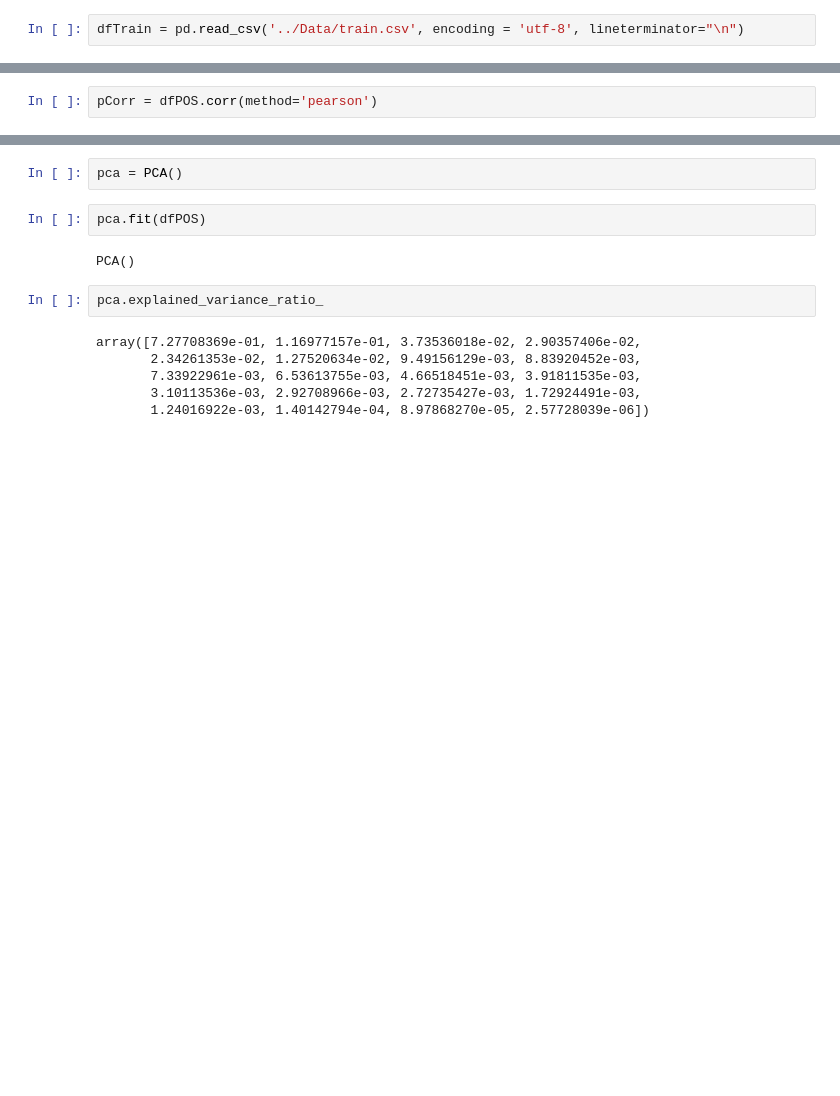
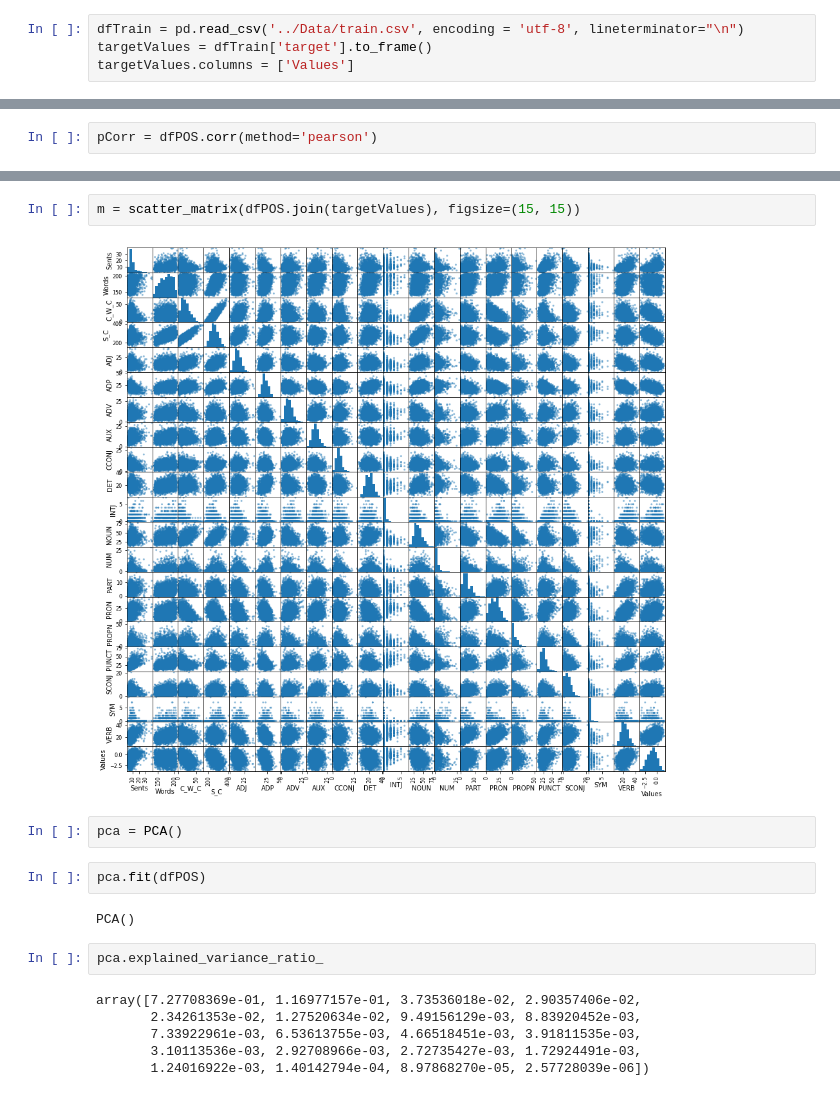
Before and after one commit to Raffi-Baldassini/Final-Year-Project, a Jupyter notebook: Code/Feature Analysis.ipynb, the cells around one changed output, grey strips where cells are left out. Drawn from its saved outputs; the diff is of its cells as text; blank space fills up the shorter version.

```diff
--- a/Code/Feature Analysis.ipynb
+++ b/Code/Feature Analysis.ipynb
@@ -23,6 +25,8 @@ import numpy as np
 import matplotlib.pyplot as plt
 # %%
 dfTrain = pd.read_csv('../Data/train.csv', encoding = 'utf-8', lineterminator="\n")
+targetValues = dfTrain['target'].to_frame()
+targetValues.columns = ['Values']
 # %%
 dfPOS = pd.read_csv('../Data/POS_Columns.csv', encoding = 'utf-8', lineterminator="\n")
 # %%
@@ -60,3 +107,7 @@ pCorr
+# %%
+m = scatter_matrix(dfPOS.join(targetValues), figsize=(15, 15))
+# %% [output]
+[figure, added]
 # %%
 pca = PCA()
 # %%
```
Also changed, not shown: parts of 13 cells of this notebook, 4 other files.
